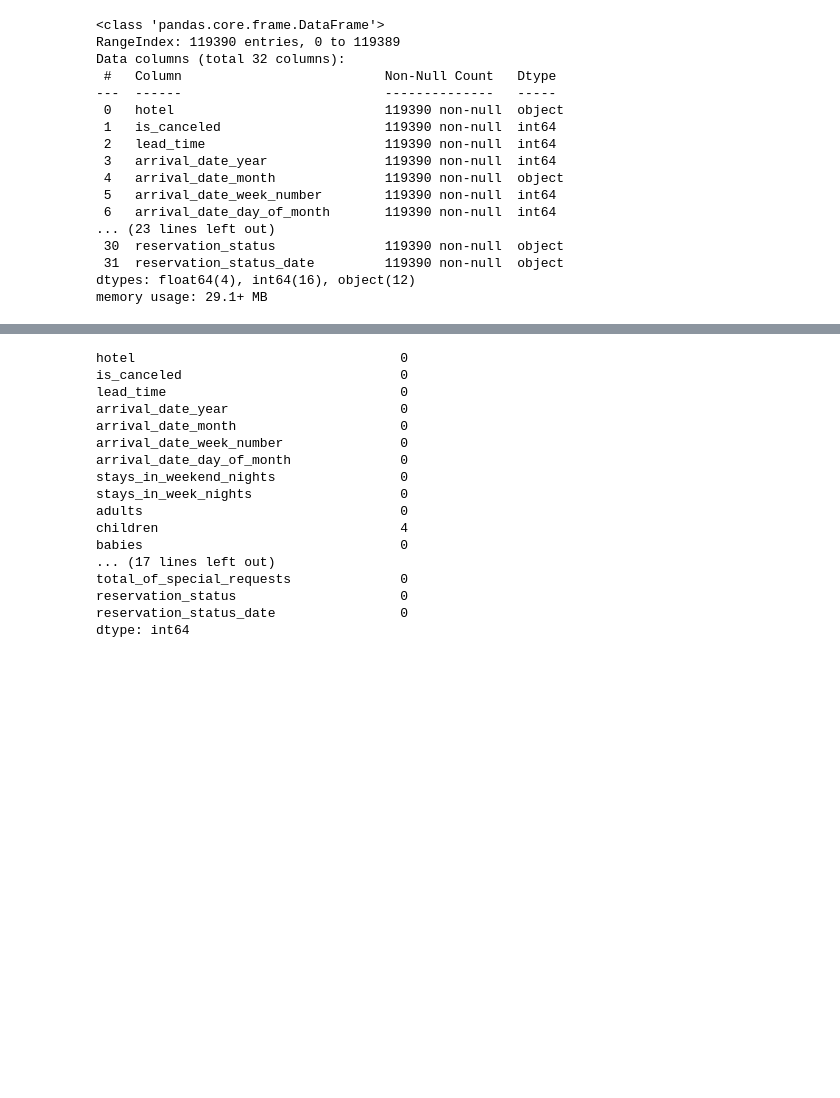
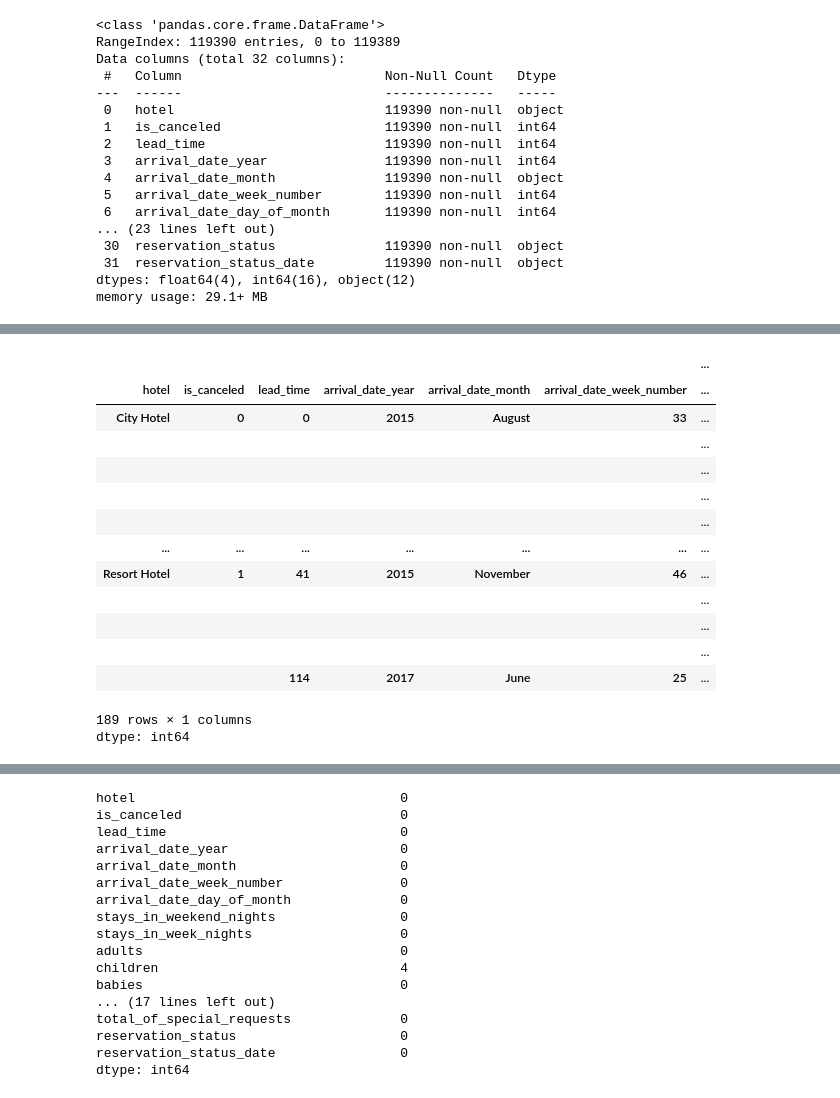
Before and after one commit to omaryassenkasseb-blip/gtc-ml-project1-hotel-bookings, a Jupyter notebook: Untitled2.ipynb, the cells around one changed output, grey strips where cells are left out. Saved outputs shown, nothing was run; the diff lists cells and outputs as text; code cells hidden in the pictures; blank space fills up the shorter version.

```diff
--- a/Untitled2.ipynb
+++ b/Untitled2.ipynb
@@ -65,0 +125,18 @@ memory usage: 29.1+ MB
+# %%
+df.value_counts()
+# %% [output]
+|  |  |  |  |  |  | ... |
+| hotel | is_canceled | lead_time | arrival_date_year | arrival_date_month | arrival_date_week_number | ... |
+| City Hotel | 0 | 0 | 2015 | August | 33 | ... |
+|  |  |  |  |  |  | ... |
+|  |  |  |  |  |  | ... |
+|  |  |  |  |  |  | ... |
+|  |  |  |  |  |  | ... |
+| ... | ... | ... | ... | ... | ... | ... |
+| Resort Hotel | 1 | 41 | 2015 | November | 46 | ... |
+|  |  |  |  |  |  | ... |
+|  |  |  |  |  |  | ... |
+|  |  |  |  |  |  | ... |
+|  |  | 114 | 2017 | June | 25 | ... |
+189 rows × 1 columns
+dtype: int64
```
Also changed, not shown: parts of 7 cells of this notebook.
